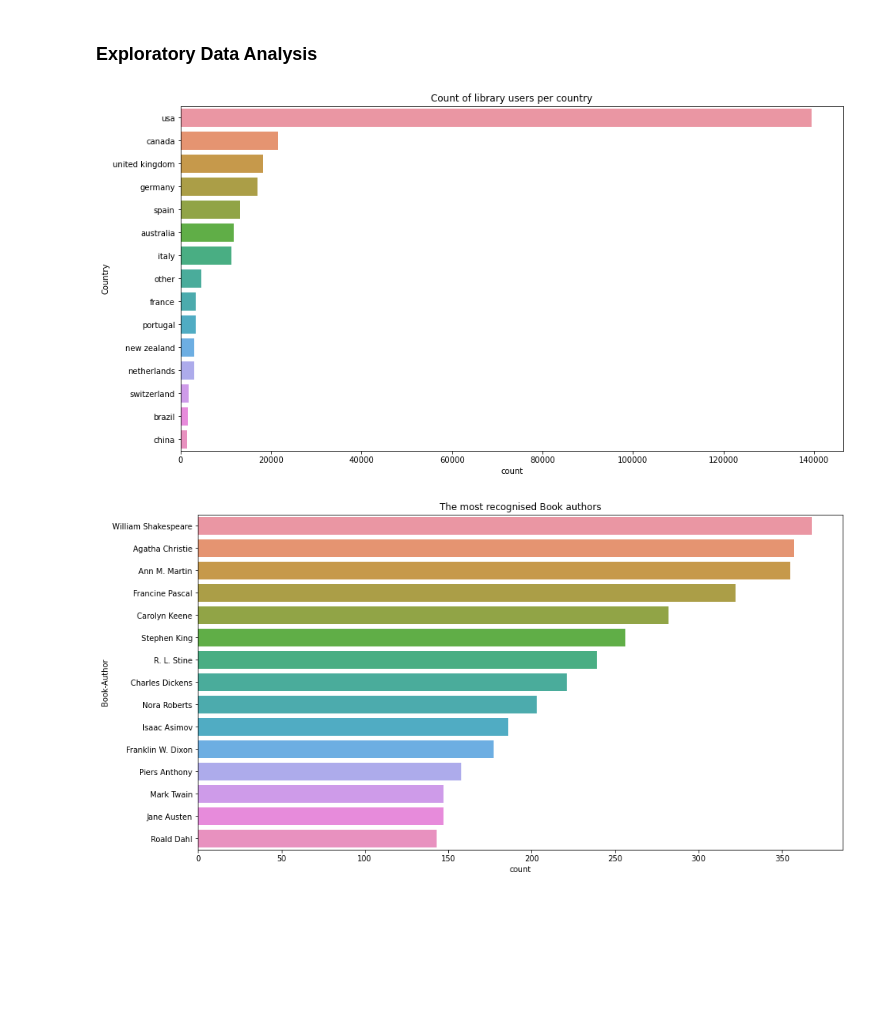
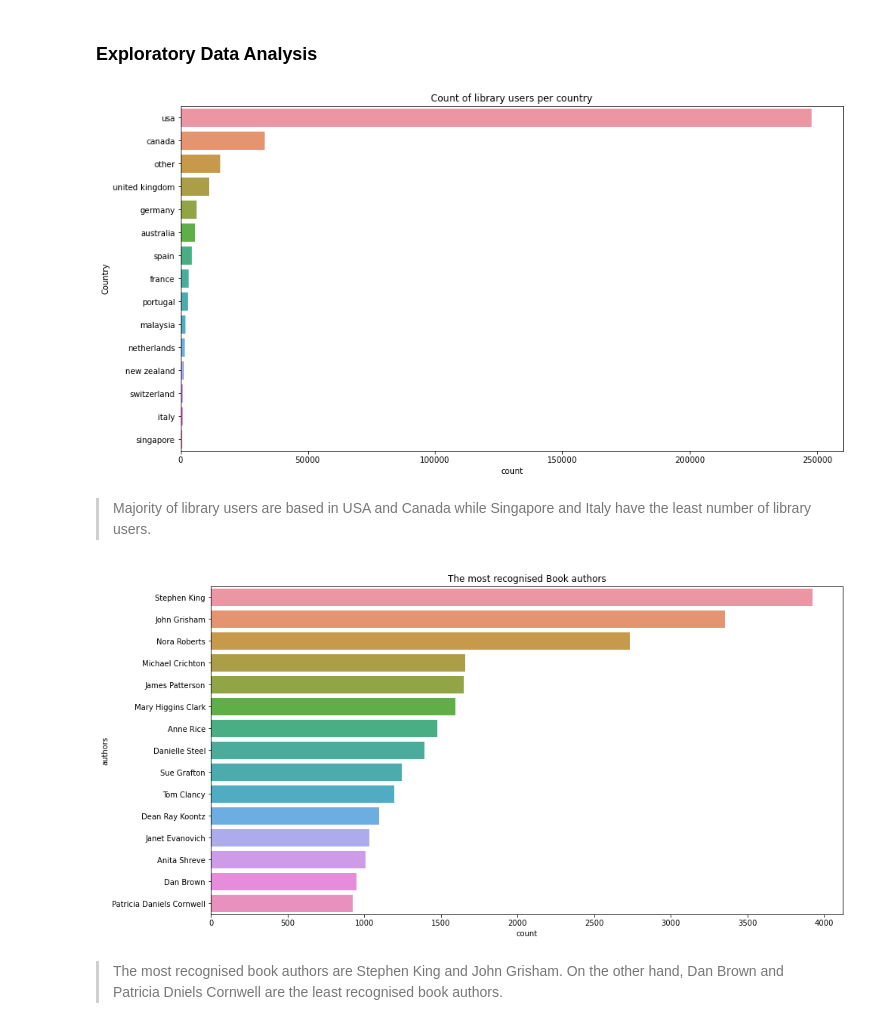
Before and after one commit to Azegele/Phase-5-Project, a Jupyter notebook: index.ipynb, the cells around one changed output. Cells and saved outputs as stored; diff of their text form; code cells hidden in the pictures; blank space fills up the shorter version.

Commit message:
Data Preprocessing

```diff
--- a/index.ipynb
+++ b/index.ipynb
@@ -1090,0 +1196,7 @@ dtype: int64
+# %%
+#getting rid of the special characters present in the ISBN column
+from string import punctuation
+ratings['ISBN'] = ratings['ISBN'].apply(lambda x: x.translate(str.maketrans('', '', punctuation)).replace(' ', '').upper())
+# %%
+#ensuring the special characters have been dealt with
+ratings['ISBN'] = ratings['ISBN'].apply(correct_isbn)
@@ -1091,5 +1221,5 @@ dtype: int64
 # %%
 #ensuring ratings dataset has only books in the merged dataset for books and books extra
-ratings_new = ratings[ratings.ISBN.isin(published3.ISBN)]
+ratings_new = ratings[ratings.ISBN.isin(book_data.ISBN)]
 ratings.shape,ratings_new.shape
 # %% [output]
@@ -1181,7 +1311,7 @@ ratings_explicit.head()
 #merging explicit ratings to the users dataset and published2 dataset
 Final_Dataset=users.copy()
 Final_Dataset=pd.merge(Final_Dataset,ratings_explicit,on='User-ID')
-Final_Dataset=pd.merge(Final_Dataset,published3,on='ISBN')
+Final_Dataset=pd.merge(Final_Dataset,book_data,on='ISBN')
 # %%
 Final_Dataset.head()
 # %% [output]
@@ -1219,13 +1349,17 @@ dtype: int64
 ### Exploratory Data Analysis
 # %%
 #plotting the count of users per country
-count_plot('Country', users, 'Count of library users per country')
+count_plot('Country', Final_Dataset, 'Count of library users per country')
 # %% [output]
-[figure, old version]
+[figure, new version]
+# %% [markdown]
+>Majority of library users are based in USA and Canada while Singapore and Italy have the least number of library users.
 # %%
 #plotting the most recognised book authors
-count_plot('Book-Author', published2, 'The most recognised Book authors')
+count_plot('authors', Final_Dataset, 'The most recognised Book authors')
 # %% [output]
-[figure, old version]
+[figure, new version]
+# %% [markdown]
+>The most recognised book authors are Stephen King and John Grisham. On the other hand, Dan Brown and Patricia Dniels Cornwell are the least recognised book authors.
 # %%
 #plotting the most recognised publishers
```
Also changed, not shown: parts of 67 cells of this notebook.
